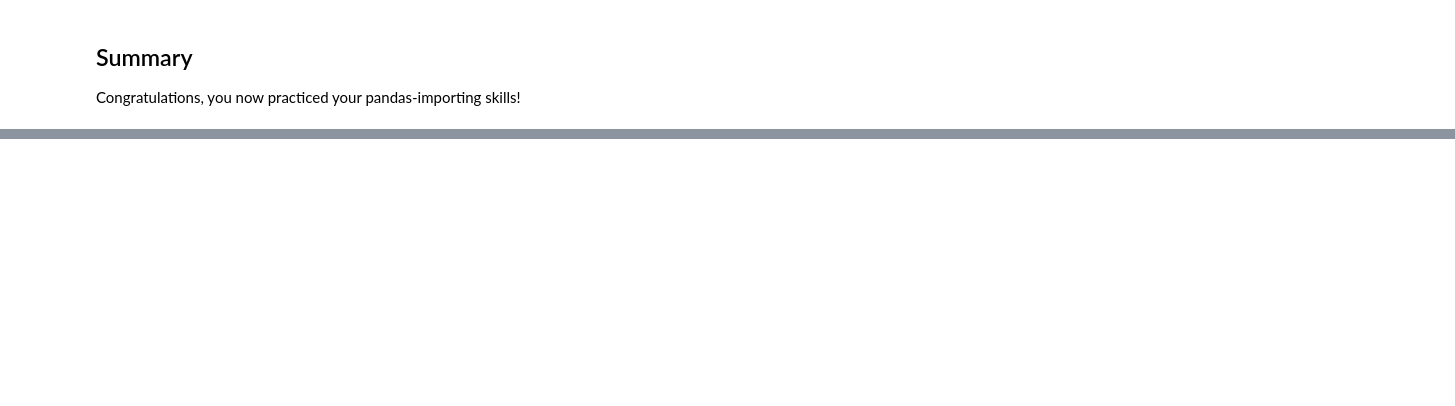
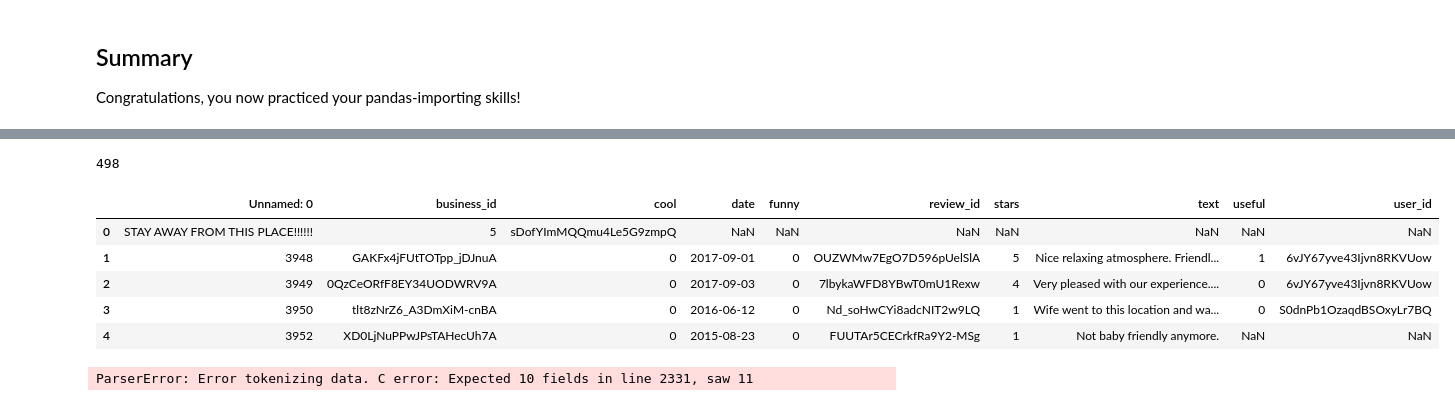
Before and after one commit to learn-co-curriculum/dsc-importing-data-using-pandas-lab, a Jupyter notebook: index.ipynb, the cells around one changed output, grey strips where cells are left out. Saved outputs shown, nothing was run; the diff lists cells and outputs as text; code cells hidden in the pictures; blank space fills up the shorter version.

```diff
--- a/index.ipynb
+++ b/index.ipynb
@@ -46,0 +169,27 @@ Congratulations, you now practiced your pandas-importing skills!
+# %%
+# __SOLUTION__
+# # Iteration 2
+for i in range(0,500):
+    try:
+        temp = pd.read_csv('Data/Yelp_Reviews_Corrupt.csv', skiprows=1962, nrows=i, names=df1.columns)
+    except:
+        print('First failure at: {}'.format(i))
+        break
+df2 = pd.read_csv('Data/Yelp_Reviews_Corrupt.csv', skiprows=1962, nrows=i-1, names=df1.columns)
+print(len(df2))
+df2.head()
+# %% [output]
+498
+|  | Unnamed: 0 | business_id | cool | date | funny | review_id | stars | text | useful | user_id |
+| 0 | STAY AWAY FROM THIS PLACE!!!!!! | 5 | sDofYImMQQmu4Le5G9zmpQ | NaN | NaN | NaN | NaN | NaN | NaN | NaN |
+| 1 | 3948 | GAKFx4jFUtTOTpp_jDJnuA | 0 | 2017-09-01 | 0 | OUZWMw7EgO7D596pUelSlA | 5 | Nice relaxing atmosphere. Friendl... | 1 | 6vJY67yve43Ijvn8RKVUow |
+| 2 | 3949 | 0QzCeORfF8EY34UODWRV9A | 0 | 2017-09-03 | 0 | 7lbykaWFD8YBwT0mU1Rexw | 4 | Very pleased with our experience.... | 0 | 6vJY67yve43Ijvn8RKVUow |
+| 3 | 3950 | tlt8zNrZ6_A3DmXiM-cnBA | 0 | 2016-06-12 | 0 | Nd_soHwCYi8adcNIT2w9LQ | 1 | Wife went to this location and wa... | 0 | S0dnPb1OzaqdBSOxyLr7BQ |
+| 4 | 3952 | XD0LjNuPPwJPsTAHecUh7A | 0 | 2015-08-23 | 0 | FUUTAr5CECrkfRa9Y2-MSg | 1 | Not baby friendly anymore. | NaN | NaN |
+# %%
+# __SOLUTION__
+temp = pd.read_csv('Data/Yelp_Reviews_Corrupt.csv')
+print(len(temp))
+temp.head()
+# %% [output]
+ParserError: Error tokenizing data. C error: Expected 10 fields in line 2331, saw 11
```
Also changed, not shown: parts of 13 cells of this notebook, 1 other file.
